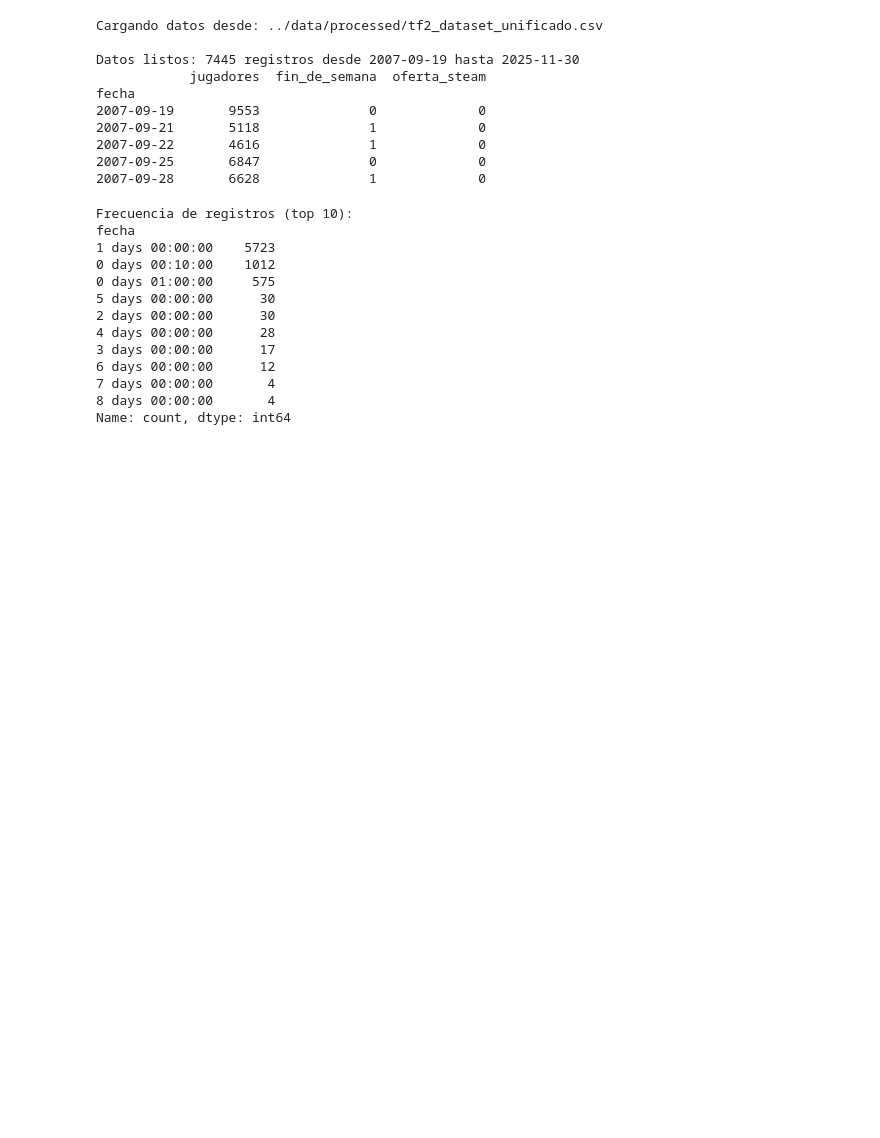
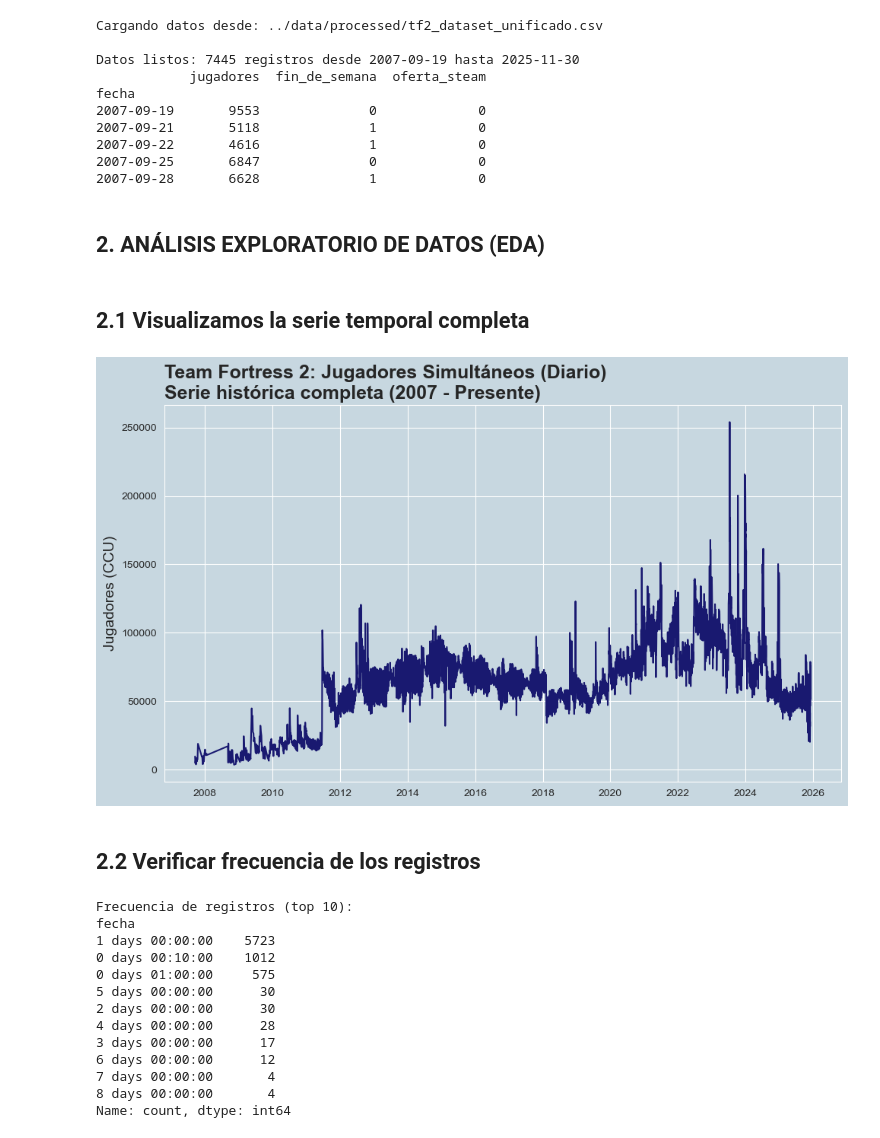
Before and after one commit to CesarArcano97/steam-time-series-modeling, a Jupyter notebook: notebooks/Analisis_y_Diagnostico_TS.ipynb, the cells around one changed output. Saved outputs shown, nothing was run; the diff lists cells and outputs as text; code cells hidden in the pictures; blank space fills up the shorter version.

```diff
--- a/notebooks/Analisis_y_Diagnostico_TS.ipynb
+++ b/notebooks/Analisis_y_Diagnostico_TS.ipynb
@@ -47,4 +47,29 @@ fecha
 2007-09-22       4616              1             0
 2007-09-25       6847              0             0
 2007-09-28       6628              1             0
+# %% [markdown]
+## 2. ANÁLISIS EXPLORATORIO DE DATOS (EDA)
+# %% [markdown]
+## 2.1 Visualizamos la serie temporal completa
+# %%
+import matplotlib.pyplot as plt
+import seaborn as sns
+sns.set_style("darkgrid")
+plt.rcParams['axes.facecolor'] = '#c7d7e0'  # Fondo azul claro
+plt.rcParams['figure.facecolor'] = '#c7d7e0'
+plt.rcParams['axes.titleweight'] = 'bold'
+plt.rcParams['axes.titlesize'] = 18
+plt.rcParams['axes.labelsize'] = 14
+
+plt.figure(figsize=(10, 6))
+plt.plot(df.index, df['jugadores'], color='midnightblue')
+plt.title("Team Fortress 2: Jugadores Simultáneos (Diario)\nSerie histórica completa (2007 - Presente)", loc='left')
+plt.ylabel("Jugadores (CCU)")
+plt.xlabel("")
+plt.tight_layout()
+plt.show()
+# %% [output]
+[figure, added]
+# %% [markdown]
+## 2.2 Verificar frecuencia de los registros
 # %%
```
Also changed, not shown: parts of 14 cells of this notebook.
